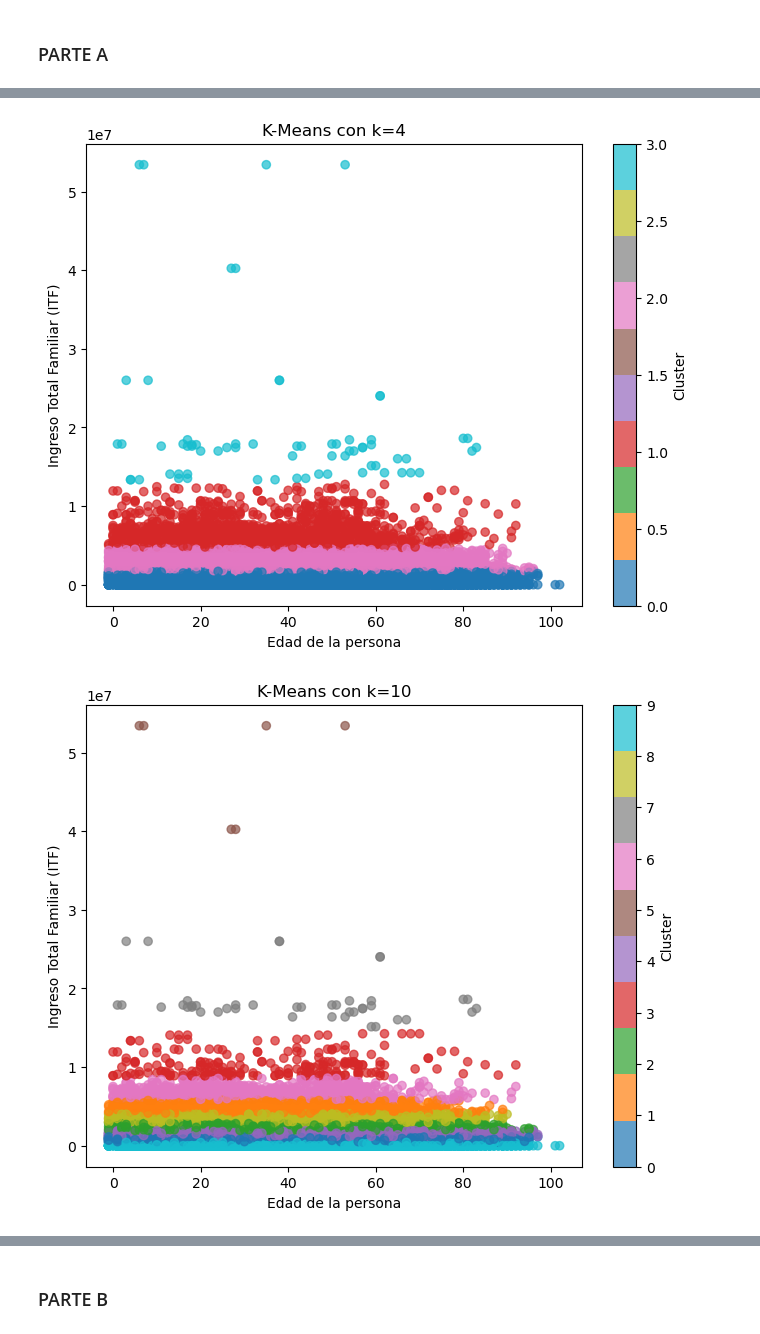
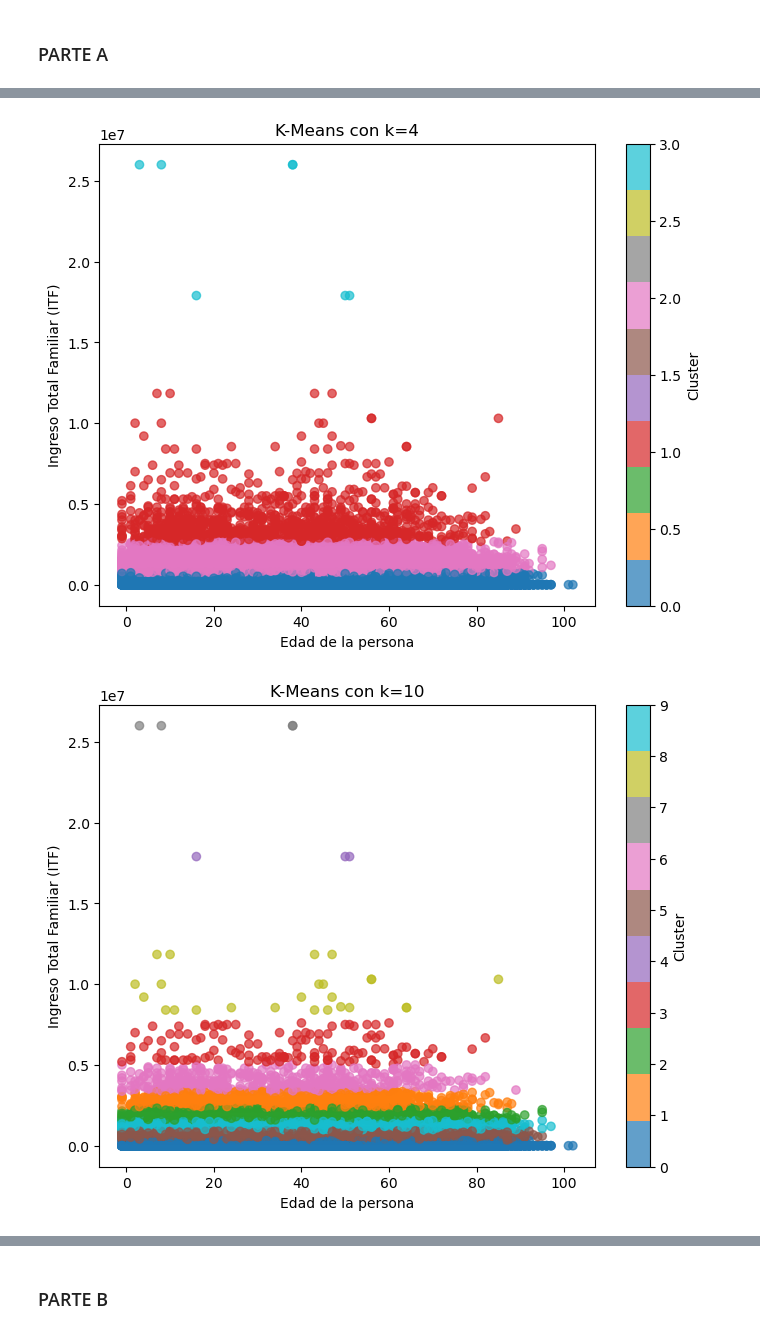
Before and after one commit to mcuenya/CC404-Grupo-T1-2, a Jupyter notebook: TP 2-checkpoint.ipynb, the cells around one changed output, grey strips where cells are left out. Cells and saved outputs as stored; diff of their text form; code cells hidden in the pictures.

Commit message:
TP 2
En el ultimo ejercicio cambio de variables

```diff
--- a/TP 2-checkpoint.ipynb
+++ b/TP 2-checkpoint.ipynb
@@ -987,6 +989,12 @@ print(tabla1_df)
 ## Ejercicio 1
 # %%
 #MATRIZ DE CORRELACION
+
+# Crear variable "num_hogar" con la cantidad de miembros por hogar
+df_final["num_hogar"] = df_final.groupby("CODUSU")["CODUSU"].transform("size")
+
+# Seleccionamos las variables para la correlación
+variables = ["CH06", "edad2", "educ", "ingreso_total_familiar", "num_hogar", "horastrab"]
 
 # Diccionario de nombres más claros
 nombres_claros = {
@@ -1123,7 +1131,7 @@ Componente 2: 20.30%
 ### PARTE A
 # %%
 # Variables a usar para clustering
-X_cluster = df_final[["CH06", "ingreso_total_familiar"]].dropna()
+X_cluster = df_final[["CH06", "ITF"]].dropna()
 
 # Diccionario para guardar resultados
 resultados = {}
@@ -1136,7 +1144,7 @@ for k in [2, 4, 10]:
 
     # Graficamos
     plt.figure(figsize=(8,6))
-    plt.scatter(X_cluster["CH06"], X_cluster["ingreso_total_familiar"],
+    plt.scatter(X_cluster["CH06"], X_cluster["ITF"],
                 c=X_cluster[f"cluster_{k}"], cmap="tab10", alpha=0.7)
     plt.xlabel("Edad de la persona")
     plt.ylabel("Ingreso Total Familiar (ITF)")
@@ -1148,5 +1156,5 @@ for k in [2, 4, 10]:
-[figure, old version]
+[figure, new version]
-[figure, old version]
+[figure, new version]
 # %%
 # Solo las observaciones sin NaN en pobre
 comparacion = df_final.loc[X_cluster.index, "pobre"]
```
Also changed, not shown: parts of 15 cells of this notebook.
